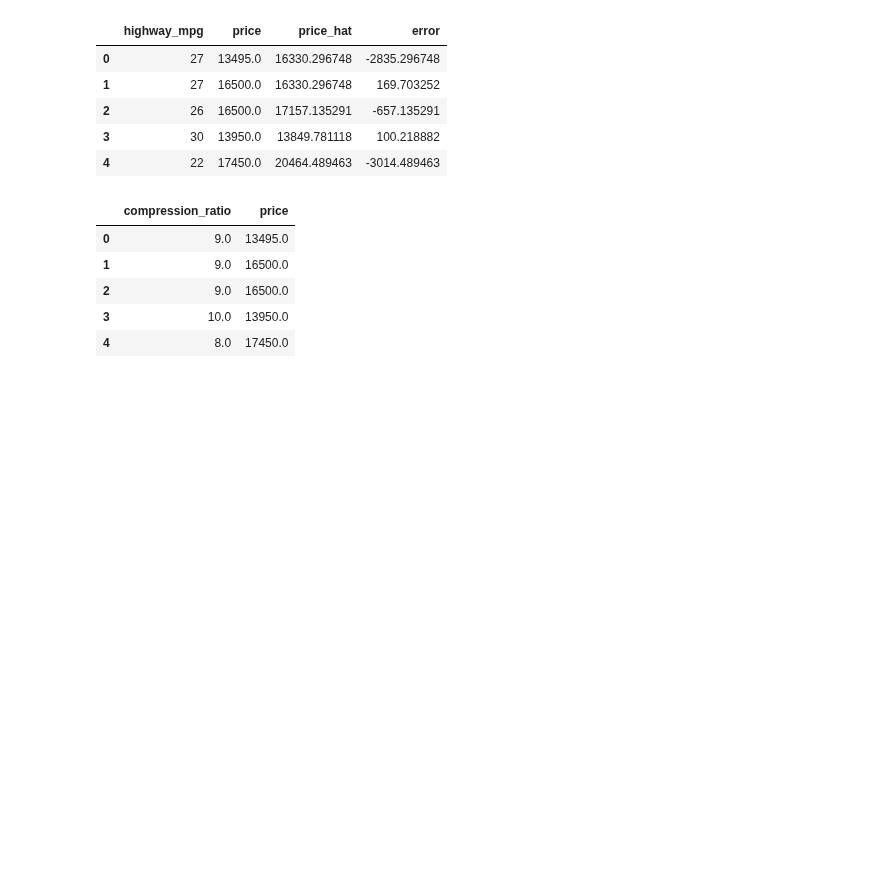
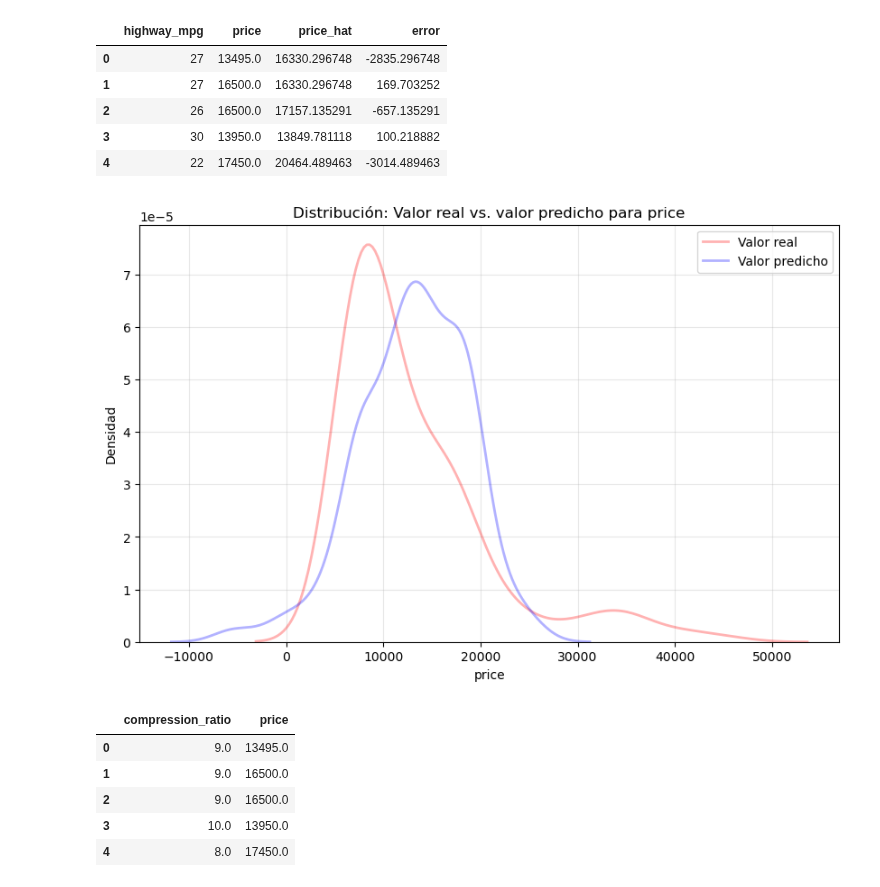
Before and after one commit to jgomezz/cpe_ciencia_datos_python, a Jupyter notebook: mod3_analitica_datos_python/semana_03_desarrollo_modelo.ipynb, the cells around one changed output. Drawn from its saved outputs; the diff is of its cells as text; code cells hidden in the pictures; blank space fills up the shorter version.

```diff
--- a/mod3_analitica_datos_python/semana_03_desarrollo_modelo.ipynb
+++ b/mod3_analitica_datos_python/semana_03_desarrollo_modelo.ipynb
@@ -558,6 +563,11 @@ df2.head()
 | 2 | 26 | 16500.0 | 17157.135291 | -657.135291 |
 | 3 | 30 | 13950.0 | 13849.781118 | 100.218882 |
 | 4 | 22 | 17450.0 | 20464.489463 | -3014.489463 |
+# %%
+y_real = df2['price']  # Valores reales
+graph(y_real, y_pred)
+# %% [output]
+[figure, added]
 # %%
 df3 = df[['compression-ratio','price']].copy()
 df3 = df3.rename(columns={'compression-ratio': 'compression_ratio'})
```
Also changed, not shown: parts of 8 cells of this notebook.
